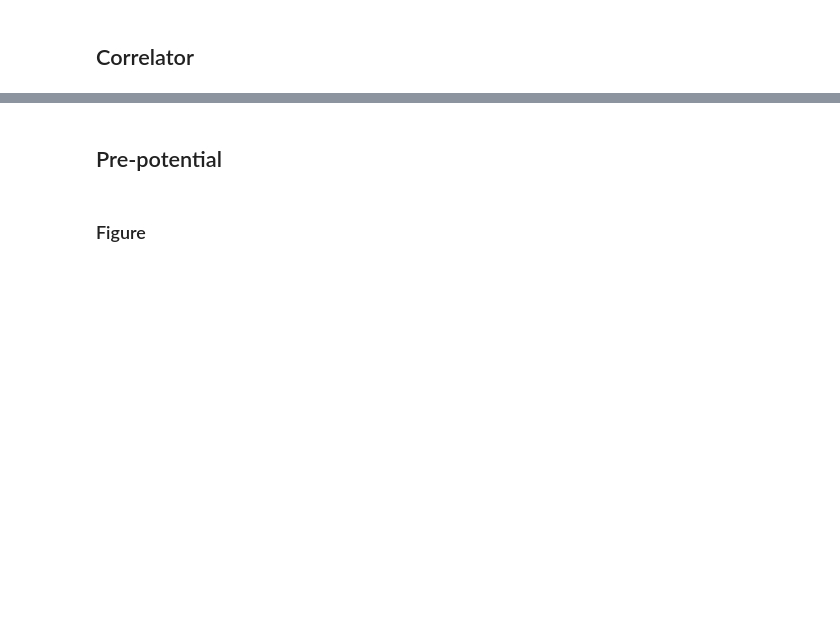
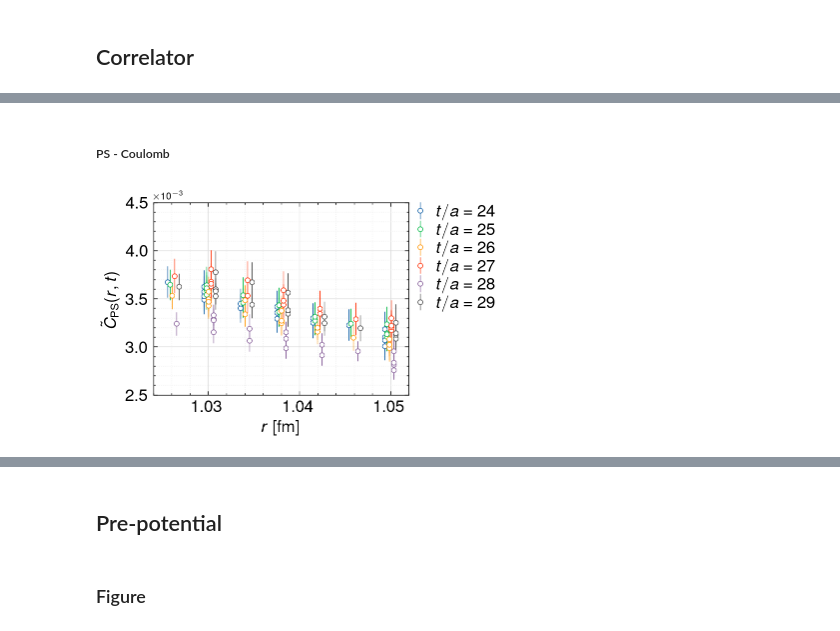
Before and after one commit to tinikov/lqcd, a Jupyter notebook: ccbar:analysis/4pt-analysis.ipynb, the cells around one changed output, grey strips where cells are left out. Drawn from its saved outputs; the diff is of its cells as text; code cells hidden in the pictures; blank space fills up the shorter version.

```diff
--- a/ccbar:analysis/4pt-analysis.ipynb
+++ b/ccbar:analysis/4pt-analysis.ipynb
@@ -209,0 +326,65 @@ corrPlot4pt(sphrdata)
+# %%
+plt.style.use(["science", "nature"])
+# plt.style.use("default")
+
+errbar_plot_style = {
+    "fmt": ".",
+    "markersize": 7,
+    "markeredgewidth": 0.5,
+    "linewidth": 0.5,
+    "markerfacecolor": "white",
+    # "fillstyle": "none",
+}
+
+legend_style = {
+    "loc": 2,
+    "bbox_to_anchor": (0.92, 1.07),
+    "handletextpad": 0,
+    "labelspacing": 0.1,
+    "fontsize": 12,
+}
+# %% [markdown]
+##### PS - Coulomb
+# %%
+fig, ax = plt.subplots()
+
+trange = np.arange(24, 30, 1)
+
+for i in trange:
+    re_i = i - trange[0]
+    t_all = trange[-1] - trange[0]
+    ax.errorbar(
+        ps_c[i][:, 0] * a + 0.00025 * (re_i - np.ceil(t_all / 2)),
+        ps_c[i][:, 1] / np.float64(ps_c[i][0][1]),
+        ps_c[i][:, 2] / np.float64(ps_c[i][0][1]),
+        label=r"$t/a=\ $" + str(i).rjust(2, "0"),
+        **errbar_plot_style
+    )
+
+ax.legend(**legend_style)
+
+# Set grid (reserved)
+ax.grid(which="major", color="#DDDDDD", linewidth=0.5)
+ax.grid(which="minor", color="#EEEEEE", linestyle=":", linewidth=0.5)
+
+ax.set_xlabel(r"$r\ [{\rm fm}]$", fontsize=12)
+# ax.xaxis.set_major_locator(ticker.MultipleLocator(0.005))
+ax.set_xlim(1.024, 1.052)
+
+ax.set_ylabel(r"$\tilde{C}_{\rm PS}(r,t)$", fontsize=12)
+# ax.yaxis.set_major_locator(ticker.MultipleLocator(0.001))
+ax.set_ylim(0.0025, 0.0045)
+
+ax.tick_params(labelsize=12)
+
+formatter = ticker.ScalarFormatter(useMathText=True)
+formatter.set_scientific(True)  # 启用科学计数法
+formatter.set_powerlimits((-1, 1))  # 强制使用科学计数法的范围
+
+ax.yaxis.set_major_formatter(formatter)
+
+fig.savefig(f"{corrfig_root}/Coulomb/4ptcorr-closeview(article).eps", format="eps", dpi=600)
+plt.show()
+plt.close()
+# %% [output]
+[figure, added]
```
Also changed, not shown: parts of 35 cells of this notebook, 2 other files.
